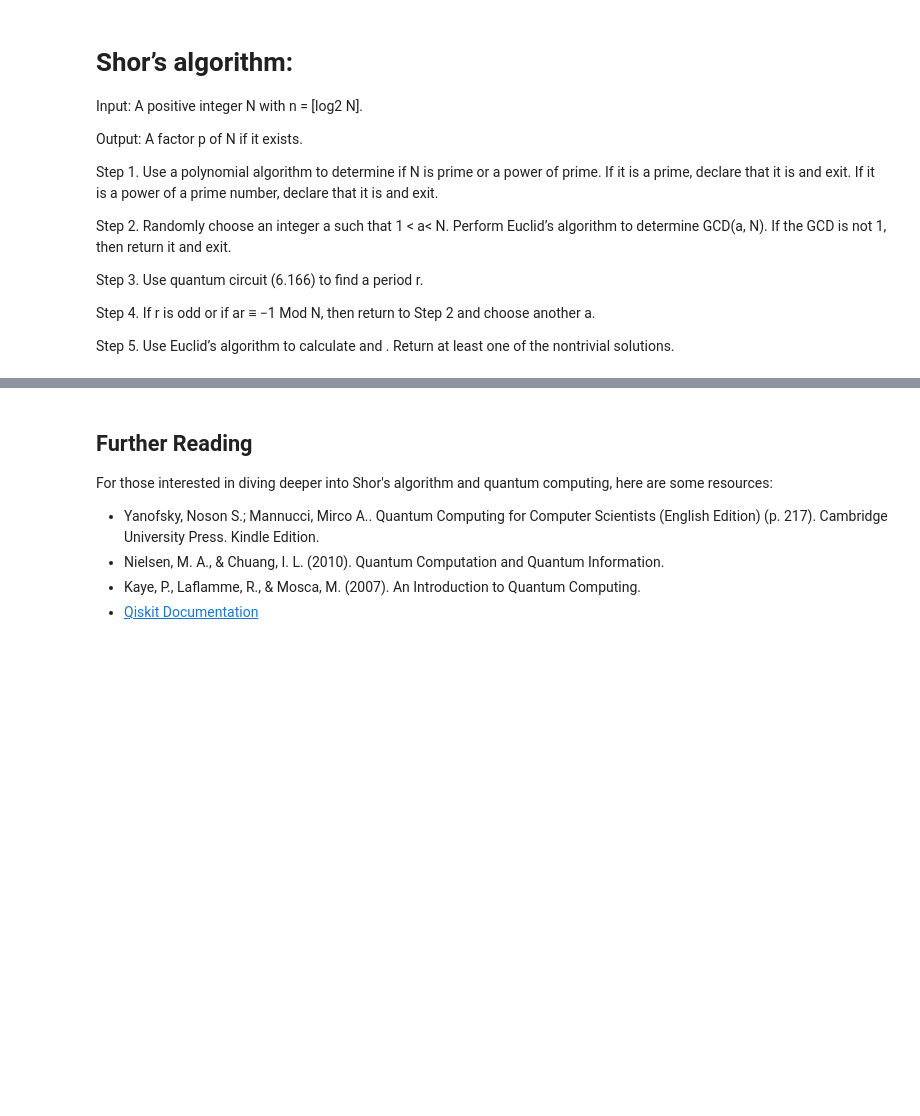
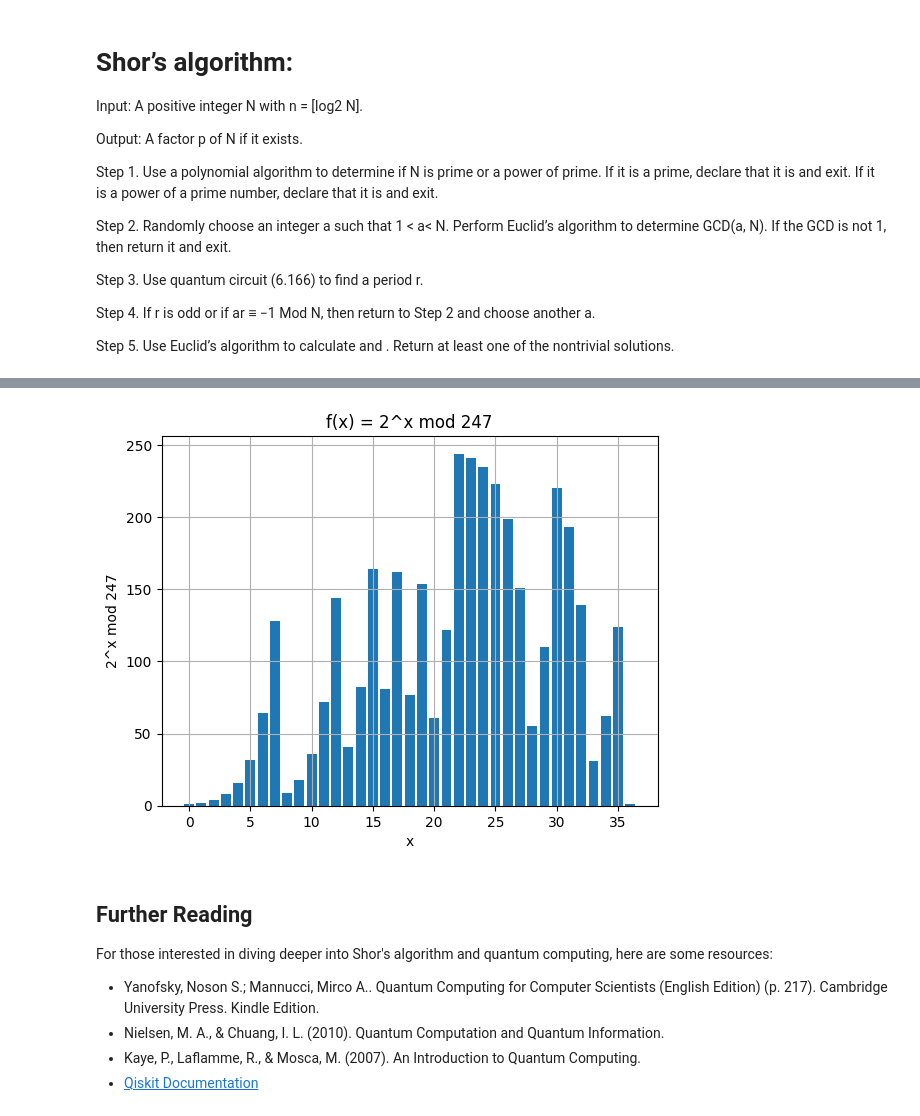
Before and after one commit to carolina-cepeda/CNYT2, a Jupyter notebook: ShorAlgorithm/ShorAlgorithm/Shors_Algorithm_Workshop.ipynb, the cells around one changed output, grey strips where cells are left out. Cells and saved outputs as stored; diff of their text form; code cells hidden in the pictures; blank space fills up the shorter version.

Commit message:
algoritmo de shor completo

```diff
--- a/ShorAlgorithm/ShorAlgorithm/Shors_Algorithm_Workshop.ipynb
+++ b/ShorAlgorithm/ShorAlgorithm/Shors_Algorithm_Workshop.ipynb
@@ -392,0 +414,88 @@ Step 5. Use Euclid’s algorithm to calculate  and . Return at least one of the
+# %%
+import math
+import numpy as np
+import matplotlib.pyplot as plt
+
+def esPrimo(N):
+    if N <= 1:
+        return False
+    if N <= 3:
+        return True
+    if N % 2 == 0 or N % 3 == 0:
+        return False
+    i = 5
+    while i * i <= N:
+        if N % i == 0 or N % (i + 2) == 0:
+            return False
+        i += 6
+    return True
+
+def PotenciaPrimo(N):
+    for base in range(2, int(math.sqrt(N)) + 1):
+        exp = 2
+        while (result := base**exp) <= N:
+            if result == N:
+                return True
+            exp += 1
+    return False
+
+
+
+def shorNuevo(N, a):
+    print(f"Intentando factorizar N = {N} con a = {a}")
+
+    if esPrimo(N):
+        print(f"{N} es primo.")
+        return
+    if PotenciaPrimo(N):
+        print(f"{N} es potencia de un primo.")
+        return
+
+    d = gcd(a, N)
+    if d != 1:
+        print(f"¡Factor encontrado sin cuántica! gcd({a}, {N}) = {d}")
+        return d
+
+    powers = powersAModuloNRecursive(a, N)
+    r = findPeriod(a, N)
+    if r is None:
+        print("No se encontró  el período.")
+        return
+
+    print(f"Período r encontrado: r = {r}")
+
+    if r % 2 != 0:
+        print(f"r = {r} es impar. No sirve. Puedes intentar con otro a.")
+        return
+    if pow(a, r // 2, N) == N - 1:
+        print(f"a^(r/2) ≡ -1 mod N. No sirve.Puedes intentar con otro a.")
+        return
+
+    x = pow(a, r // 2, N)
+    factor1 = gcd(x - 1, N)
+    factor2 = gcd(x + 1, N)
+
+    print(f"a^(r/2) = {x}")
+    print(f"gcd({x}-1, {N}) = {factor1}")
+    print(f"gcd({x}+1, {N}) = {factor2}")
+
+    print("Factores no triviales encontrados:")
+    if 1 < factor1 < N:
+        print(f"Factor 1: {factor1}")
+    if 1 < factor2 < N:
+        print(f"Factor 2: {factor2}")
+
+    xpoints = np.arange(len(powers))
+    ypoints = np.array(powers)
+    plt.bar(xpoints, ypoints)
+    plt.title(f"f(x) = {a}^x mod {N}")
+    plt.xlabel("x")
+    plt.ylabel(f"{a}^x mod {N}")
+    plt.grid(True)
+    plt.show()
+
+if __name__ == "__main__":
+    N = 247
+    a = 2
+    shorNuevo(N, a)
+# %% [output]
@@ -393,3 +510,4 @@ Step 5. Use Euclid’s algorithm to calculate  and . Return at least one of the
+[figure, added]
 # %% [markdown]
 
 ## Further Reading
```
Also changed, not shown: parts of 4 cells of this notebook.
